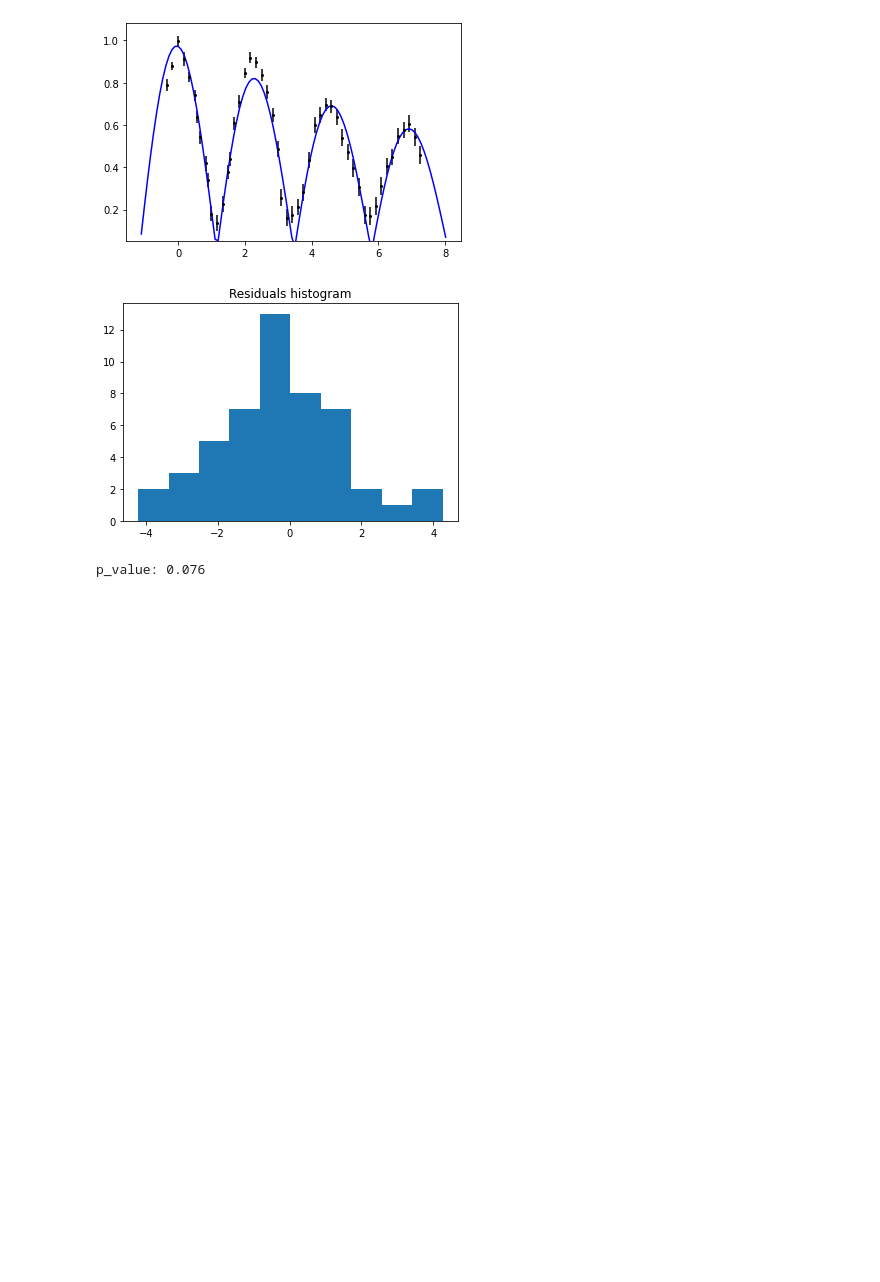
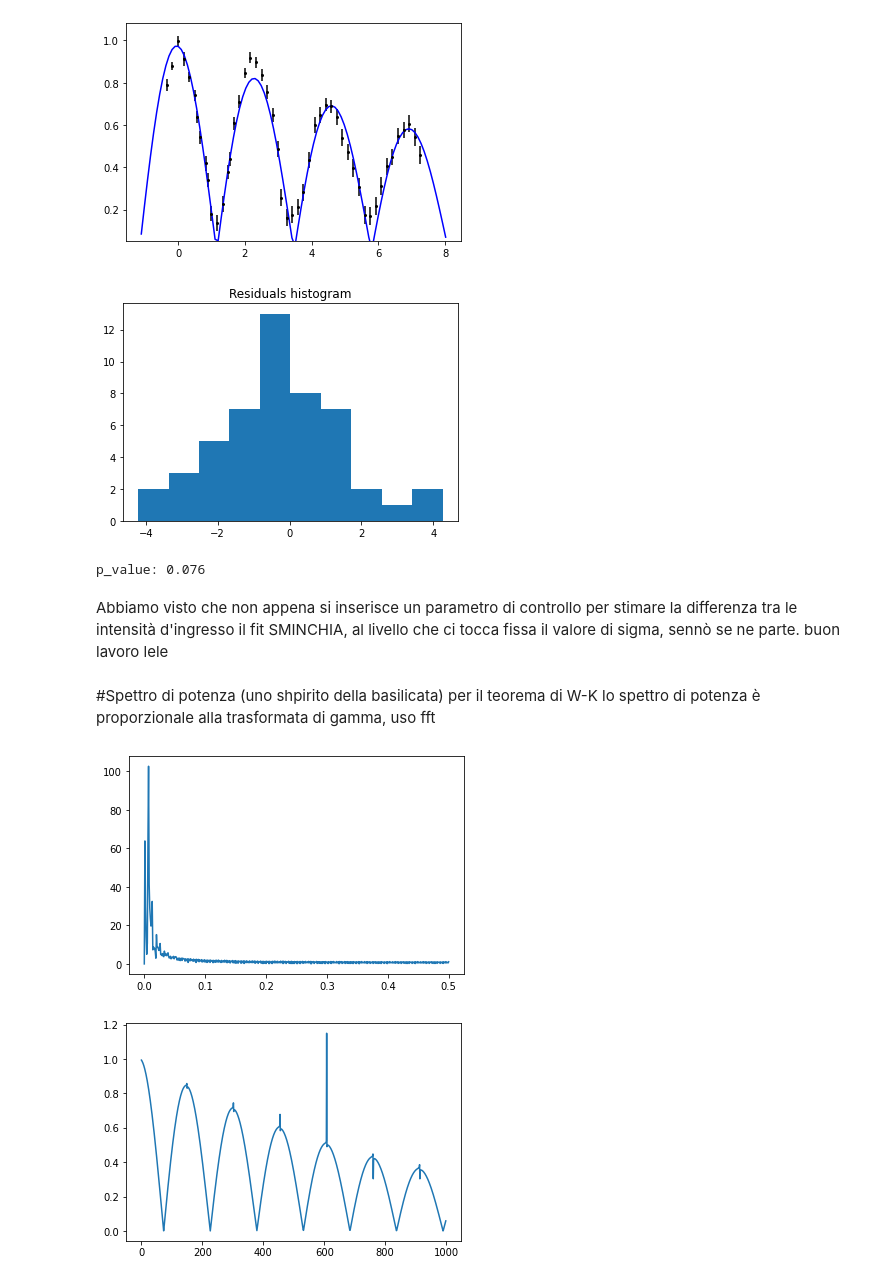
Before and after one commit to Unoaccaso/lab_projects, a Jupyter notebook: interferometro_michelson.ipynb, the cells around one changed output. Cells and saved outputs as stored; diff of their text form; code cells hidden in the pictures; blank space fills up the shorter version.

```diff
--- a/interferometro_michelson.ipynb
+++ b/interferometro_michelson.ipynb
@@ -219,3 +219,31 @@ alpha : 0.972 +- 0.014
 [figure]
 [figure]
 p_value: 0.076
+# %% [markdown]
+Abbiamo visto che non appena si inserisce un parametro di controllo per stimare la differenza tra le intensità d'ingresso il fit SMINCHIA, al livello che ci tocca fissa il valore di sigma, sennò se ne parte. buon lavoro lele
+# %% [markdown]
+#Spettro di potenza (uno shpirito della basilicata)
+per il teorema di W-K lo spettro di potenza è proporzionale alla trasformata di gamma, uso fft
+# %%
+# definisco una griglia di valori
+from numpy import fft
+
+def rs(par, t):
+    sigma = par[0]
+    N = par[1]
+    Domega = par[2]
+    y = np.exp(-sigma*t/2)/N*np.abs(np.sin(N*Domega*t/2)/np.sin(Domega*t/2))
+    return y
+
+stepz = np.linspace(0.05, 15, 1000)
+f = rs(best_par, stepz)
+F = fft.rfft(f-f.mean())
+freq = fft.rfftfreq(stepz.shape[-1])
+plt.plot(freq, np.abs(F))
+#plt.xlim(0.05, 0.9)
+plt.show()
+plt.plot(f)
+plt.show()
+# %% [output]
+[figure, added]
+[figure, added]
```
Also changed, not shown: parts of 4 cells of this notebook.
